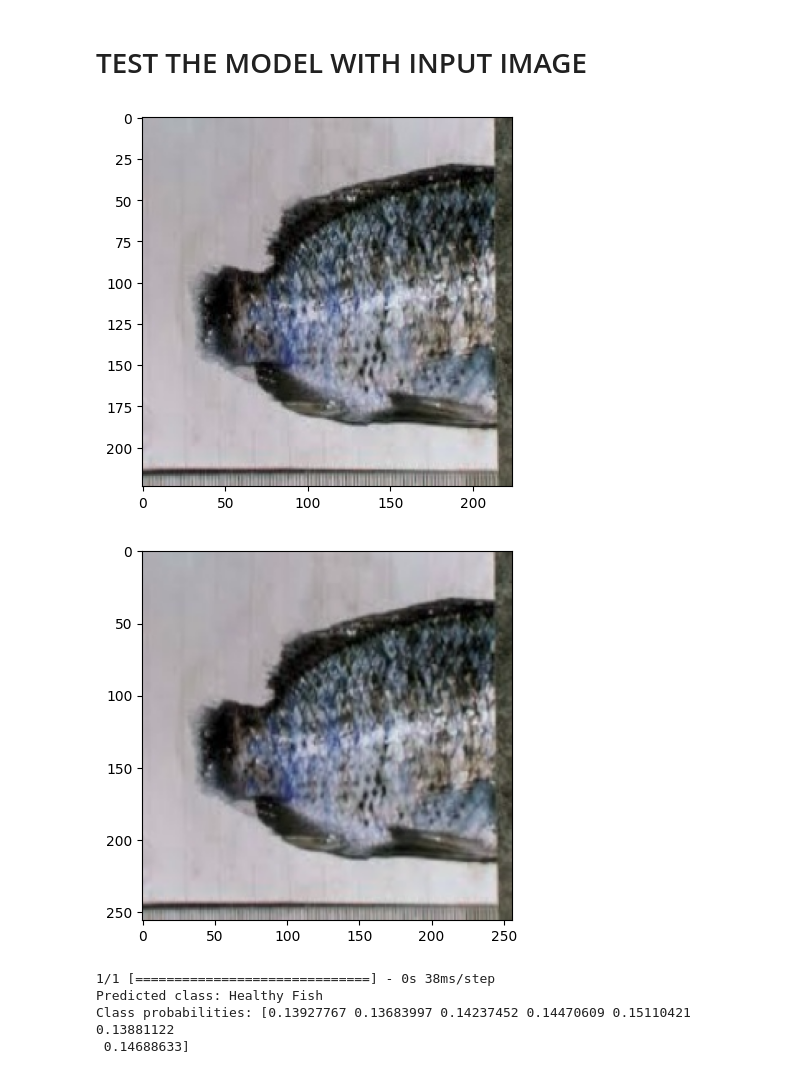
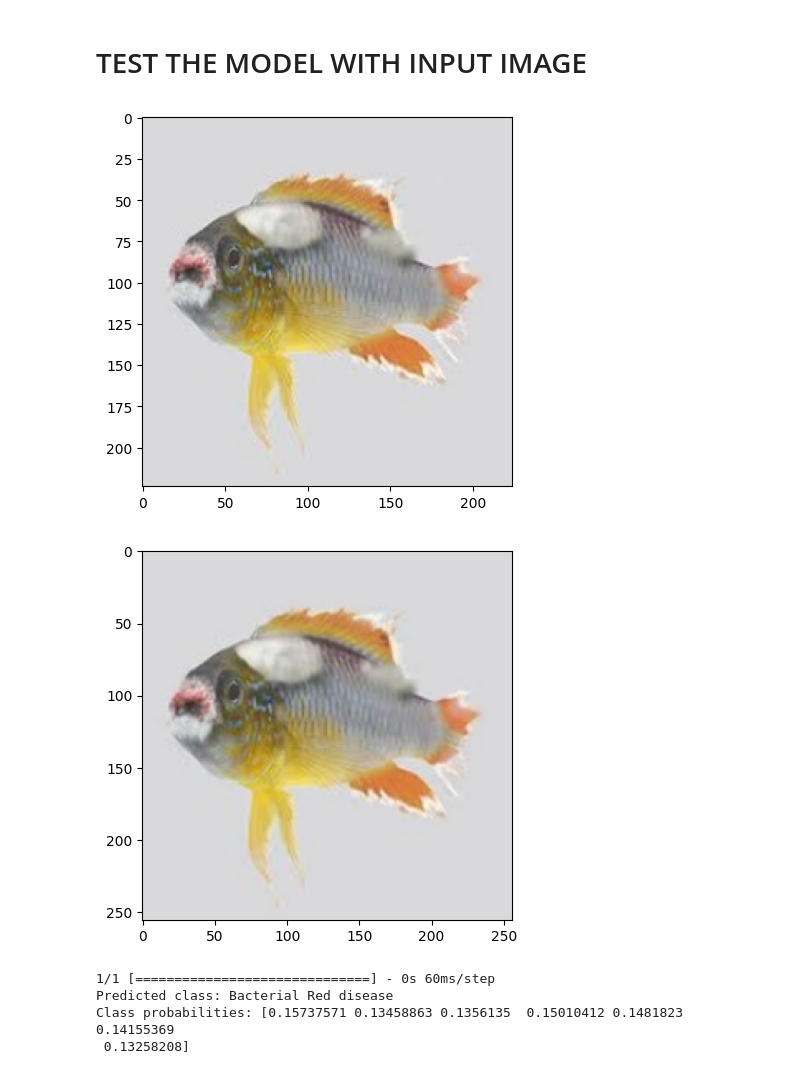
Before and after one commit to b12halflife/Bima_Ml_Latihan, a Jupyter notebook: Salinan_dari_Identifikasi_Penyakit_ikan(1).ipynb, the cells around one changed output. Cells and saved outputs as stored; diff of their text form; code cells hidden in the pictures.

Commit message:
Add files via upload
Data set bias ?
or overfiting

```diff
--- a/Salinan_dari_Identifikasi_Penyakit_ikan(1).ipynb
+++ b/Salinan_dari_Identifikasi_Penyakit_ikan(1).ipynb
@@ -193,21 +191,23 @@ plt.show()
 # %% [markdown]
 <h1>TEST THE MODEL WITH INPUT IMAGE</h1>
 # %%
+import skimage.io
 import cv2
-import matplotlib
+# kenapa warna merah jadi biru ?
+img_link = '/content/data/SB-FishDisease/SB-FishDiseases/Viral diseases White tail disease/Viral diseases White tail disease (24).jpg'
 
-img_link = '/content/data/SB-FishDisease/SB-FishDiseases/Viral diseases White tail disease/Viral diseases White tail disease (19).jpg'
-img = cv2.imread(img_link)
+img = skimage.io.imread(img_link)
+cv2.imwrite(img_link, cv2.cvtColor(img, cv2.COLOR_RGB2BGR))
 plt.imshow(img)
 plt.show()
 # %% [output]
-[figure, old version]
+[figure, new version]
 # %%
 resize = tf.image.resize(img, (256,256))
 plt.imshow(resize.numpy().astype(int))
 plt.show()
 # %% [output]
-[figure, old version]
+[figure, new version]
 # %%
 import numpy as np
 
@@ -231,7 +231,7 @@ class_probabilities = yhat[0]
 print("Predicted class:", predicted_class_name)
 print("Class probabilities:", class_probabilities)
 # %% [output]
-1/1 [==============================] - 0s 38ms/step
-Predicted class: Healthy Fish
-Class probabilities: [0.13927767 0.13683997 0.14237452 0.14470609 0.15110421 0.13881122
- 0.14688633]
+1/1 [==============================] - 0s 60ms/step
+Predicted class: Bacterial Red disease
+Class probabilities: [0.15737571 0.13458863 0.1356135  0.15010412 0.1481823  0.14155369
+ 0.13258208]
```
Also changed, not shown: parts of 8 cells of this notebook.
